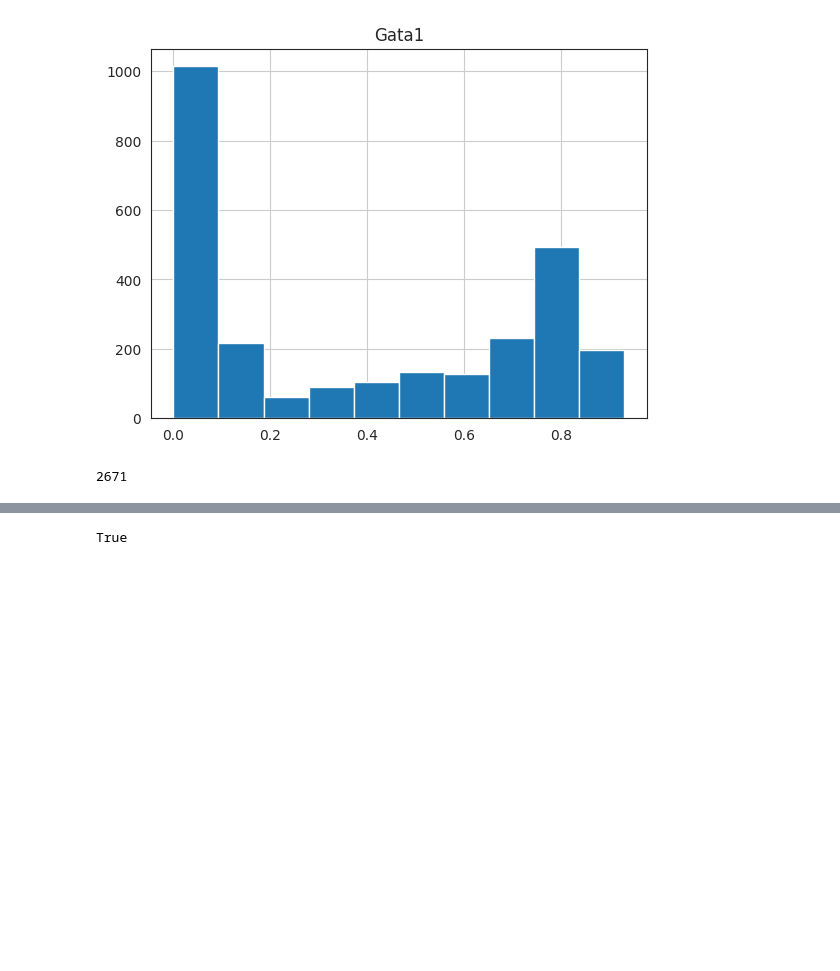
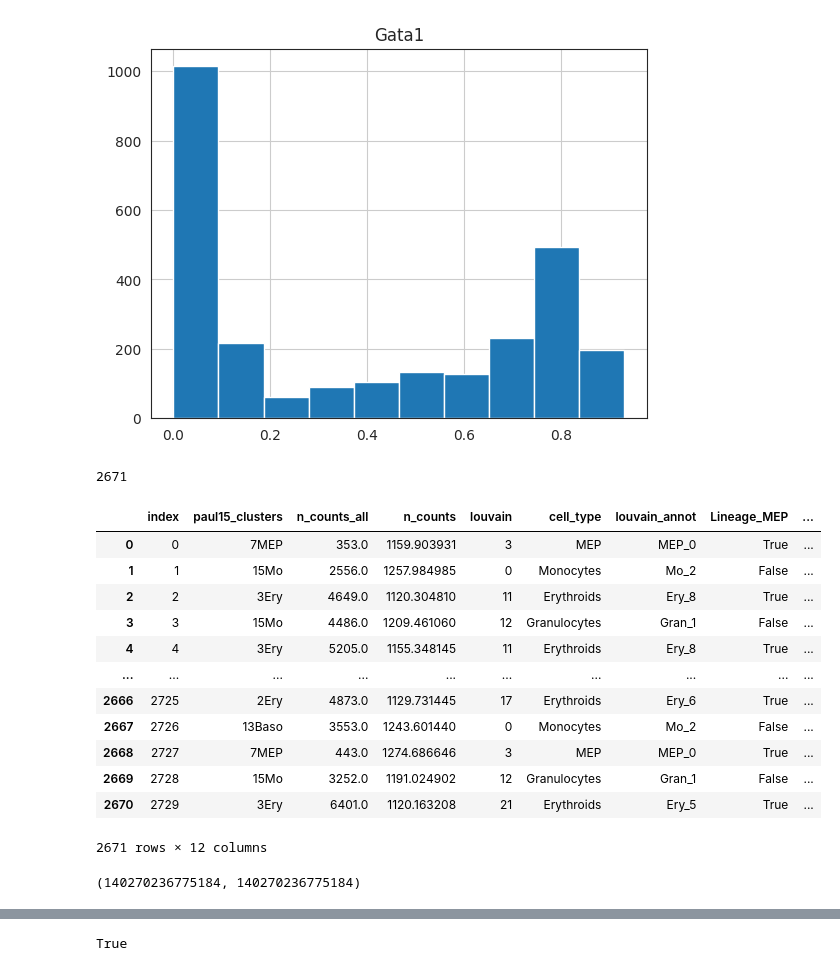
Before and after one commit to Koushul/SpaceOracle, a Jupyter notebook: notebooks/trajectory_co.ipynb, the cells around one changed output, grey strips where cells are left out. Drawn from its saved outputs; the diff is of its cells as text; code cells hidden in the pictures; blank space fills up the shorter version.

```diff
--- a/notebooks/trajectory_co.ipynb
+++ b/notebooks/trajectory_co.ipynb
@@ -50,6 +48,7 @@ so.gene2index = dict(zip(
 so.embedding_name = 'X_draw_graph_fa'
 so.embedding = so.adata.obsm['X_draw_graph_fa']
 so.cluster_column_name = 'louvain'
+so.annot = 'louvain'
 # %%
 from celloracle.applications import Pseudotime_calculator
 
@@ -126,0 +124,20 @@ oracle.coef_matrix_per_cluster
+# %%
+so.adata.obs.reset_index()
+# %% [output]
+|  | index | paul15_clusters | n_counts_all | n_counts | louvain | cell_type | louvain_annot | Lineage_MEP | ... |
+| 0 | 0 | 7MEP | 353.0 | 1159.903931 | 3 | MEP | MEP_0 | True | ... |
+| 1 | 1 | 15Mo | 2556.0 | 1257.984985 | 0 | Monocytes | Mo_2 | False | ... |
+| 2 | 2 | 3Ery | 4649.0 | 1120.304810 | 11 | Erythroids | Ery_8 | True | ... |
+| 3 | 3 | 15Mo | 4486.0 | 1209.461060 | 12 | Granulocytes | Gran_1 | False | ... |
+| 4 | 4 | 3Ery | 5205.0 | 1155.348145 | 11 | Erythroids | Ery_8 | True | ... |
+| ... | ... | ... | ... | ... | ... | ... | ... | ... | ... |
+| 2666 | 2725 | 2Ery | 4873.0 | 1129.731445 | 17 | Erythroids | Ery_6 | True | ... |
+| 2667 | 2726 | 13Baso | 3553.0 | 1243.601440 | 0 | Monocytes | Mo_2 | False | ... |
+| 2668 | 2727 | 7MEP | 443.0 | 1274.686646 | 3 | MEP | MEP_0 | True | ... |
+| 2669 | 2728 | 15Mo | 3252.0 | 1191.024902 | 12 | Granulocytes | Gran_1 | False | ... |
+| 2670 | 2729 | 3Ery | 6401.0 | 1120.163208 | 21 | Erythroids | Ery_5 | True | ... |
+2671 rows × 12 columns
+# %%
+id(betas_dict[0]), id(betas_dict[2668])
+# %% [output]
+(140270236775184, 140270236775184)
```
Also changed, not shown: parts of 4 cells of this notebook, 16 other files.
